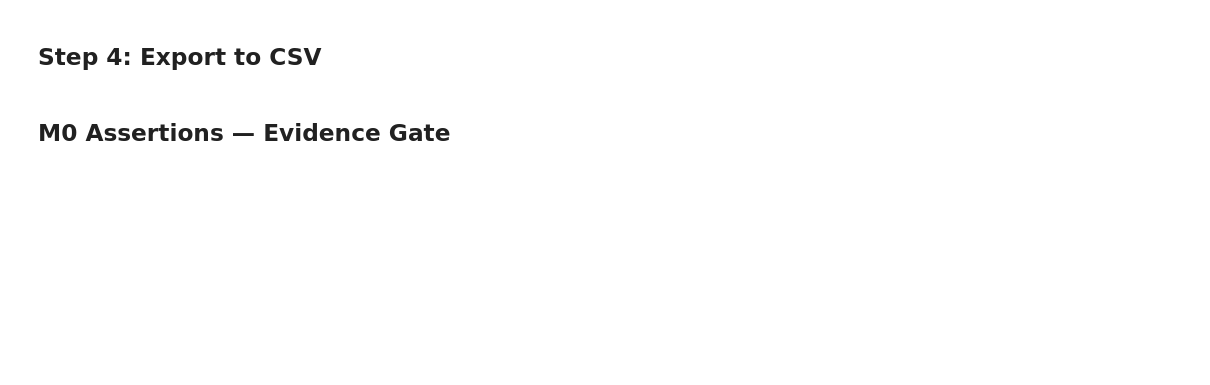
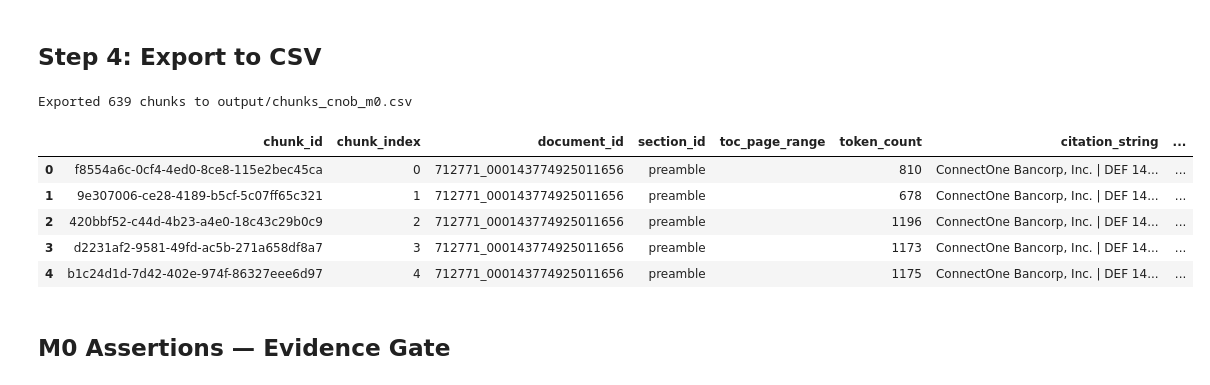
Before and after one commit to yasharnaghdi/sec-rag-pipeline, a Jupyter notebook: notebooks/03_ingest_parse_chunk.ipynb, the cells around one changed output. Saved outputs shown, nothing was run; the diff lists cells and outputs as text; code cells hidden in the pictures; blank space fills up the shorter version.

Commit message:
fix(ingestion): remediate parser noise, chunk limits, and toc metadata

```diff
--- a/notebooks/03_ingest_parse_chunk.ipynb
+++ b/notebooks/03_ingest_parse_chunk.ipynb
@@ -123,22 +219,31 @@ for c in chunks[:3]:
 # %%
 OUTPUT_DIR = Path("../output")
 OUTPUT_DIR.mkdir(parents=True, exist_ok=True)
 rows = [
     {
         "chunk_id": c.id,
         "chunk_index": c.chunk_index,
         "document_id": c.document_id,
         "section_id": c.section_id,
+        "toc_page_range": f"{c.toc_page_range[0]}-{c.toc_page_range[1]}" if c.toc_page_range else "",
         "token_count": c.token_count,
         "citation_string": c.citation_string,
         "text_preview": c.text[:120].replace("\n", " "),
     }
     for c in chunks
 ]
 df_chunks = pd.DataFrame(rows)
 df_chunks.to_csv(OUTPUT_DIR / "chunks_cnob_m0.csv", index=False)
 print(f"Exported {len(df_chunks)} chunks to output/chunks_cnob_m0.csv")
 display(df_chunks.head(5))
+# %% [output]
+Exported 639 chunks to output/chunks_cnob_m0.csv
+|  | chunk_id | chunk_index | document_id | section_id | toc_page_range | token_count | citation_string | ... |
+| 0 | f8554a6c-0cf4-4ed0-8ce8-115e2bec45ca | 0 | 712771_000143774925011656 | preamble |  | 810 | ConnectOne Bancorp, Inc. | DEF 14... | ... |
+| 1 | 9e307006-ce28-4189-b5cf-5c07ff65c321 | 1 | 712771_000143774925011656 | preamble |  | 678 | ConnectOne Bancorp, Inc. | DEF 14... | ... |
+| 2 | 420bbf52-c44d-4b23-a4e0-18c43c29b0c9 | 2 | 712771_000143774925011656 | preamble |  | 1196 | ConnectOne Bancorp, Inc. | DEF 14... | ... |
+| 3 | d2231af2-9581-49fd-ac5b-271a658df8a7 | 3 | 712771_000143774925011656 | preamble |  | 1173 | ConnectOne Bancorp, Inc. | DEF 14... | ... |
+| 4 | b1c24d1d-7d42-402e-974f-86327eee6d97 | 4 | 712771_000143774925011656 | preamble |  | 1175 | ConnectOne Bancorp, Inc. | DEF 14... | ... |
 # %% [markdown]
 ## M0 Assertions — Evidence Gate
 # %%
```
Also changed, not shown: parts of 12 cells of this notebook, 7 other files.
